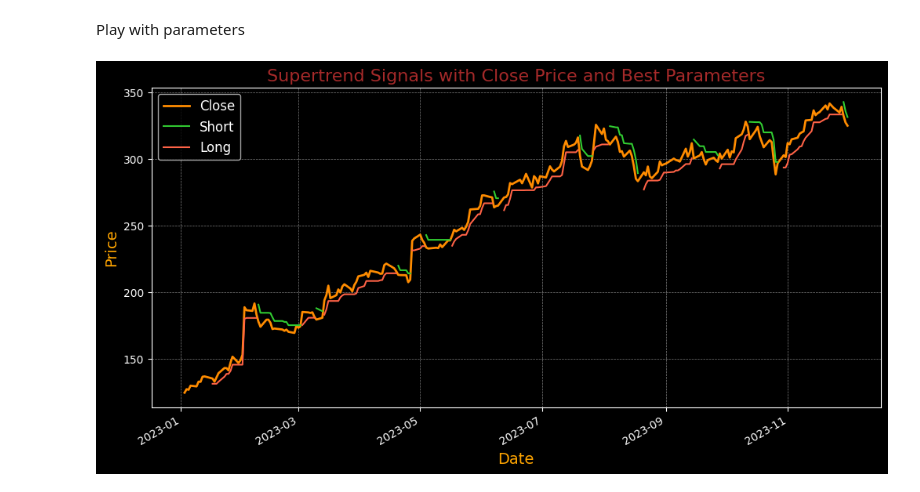
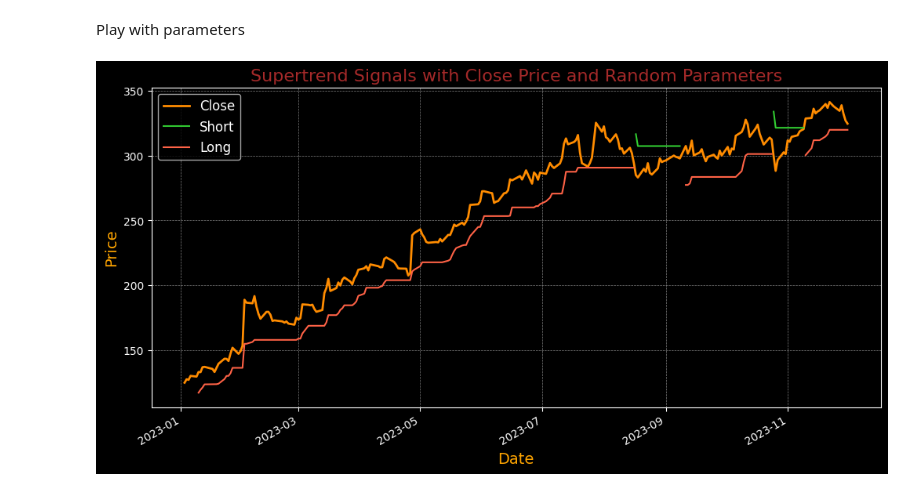
Before and after one commit to Shafiq-Abdu/abdulrahman.github.io, a Jupyter notebook: Supertrend_optimisation.ipynb, the cells around one changed output. Drawn from its saved outputs; the diff is of its cells as text; code cells hidden in the pictures.

```diff
--- a/Supertrend_optimisation.ipynb
+++ b/Supertrend_optimisation.ipynb
@@ -385,24 +412,24 @@ plt.show()
 # %% [markdown]
 Play with parameters
 # %%
-supert, superd, superl, supers = supertrend(high, low, close,10,1)
+supert, superd, superl, supers = supertrend(high, low, close,6,3)
 
 date_range = slice('2023-01-01', '2023-12-01')
 plt.style.use('dark_background')
 fig, ax = plt.subplots(figsize=(12, 6))  # Create a figure and axes
 
 close_price = data.loc[date_range, 'Close']  # Assuming 'Close' is the correct column name
 close_price.plot(ax=ax, color='darkorange',linewidth=2)  # Plot directly
 
 # Plot signals (assuming variables are defined correctly)
 supers.loc[date_range].rename('Short').plot(ax=ax, color='limegreen', )
 superl.loc[date_range].rename('Long').plot(ax=ax, color='tomato',)
 
 plt.grid(color='gray', linestyle='--', linewidth=0.5)
 plt.legend(loc='upper left', frameon=True, fontsize=12)
-plt.title("Supertrend Signals with Close Price and Best Parameters", fontsize=16,color='brown')
+plt.title("Supertrend Signals with Close Price and Random Parameters", fontsize=16,color='brown')
 plt.xlabel("Date", fontsize=14,color='orange')
 plt.ylabel("Price", fontsize=14,color='orange')
 plt.show()
 # %% [output]
-[figure, old version]
+[figure, new version]
```
Also changed, not shown: parts of 7 cells of this notebook.
